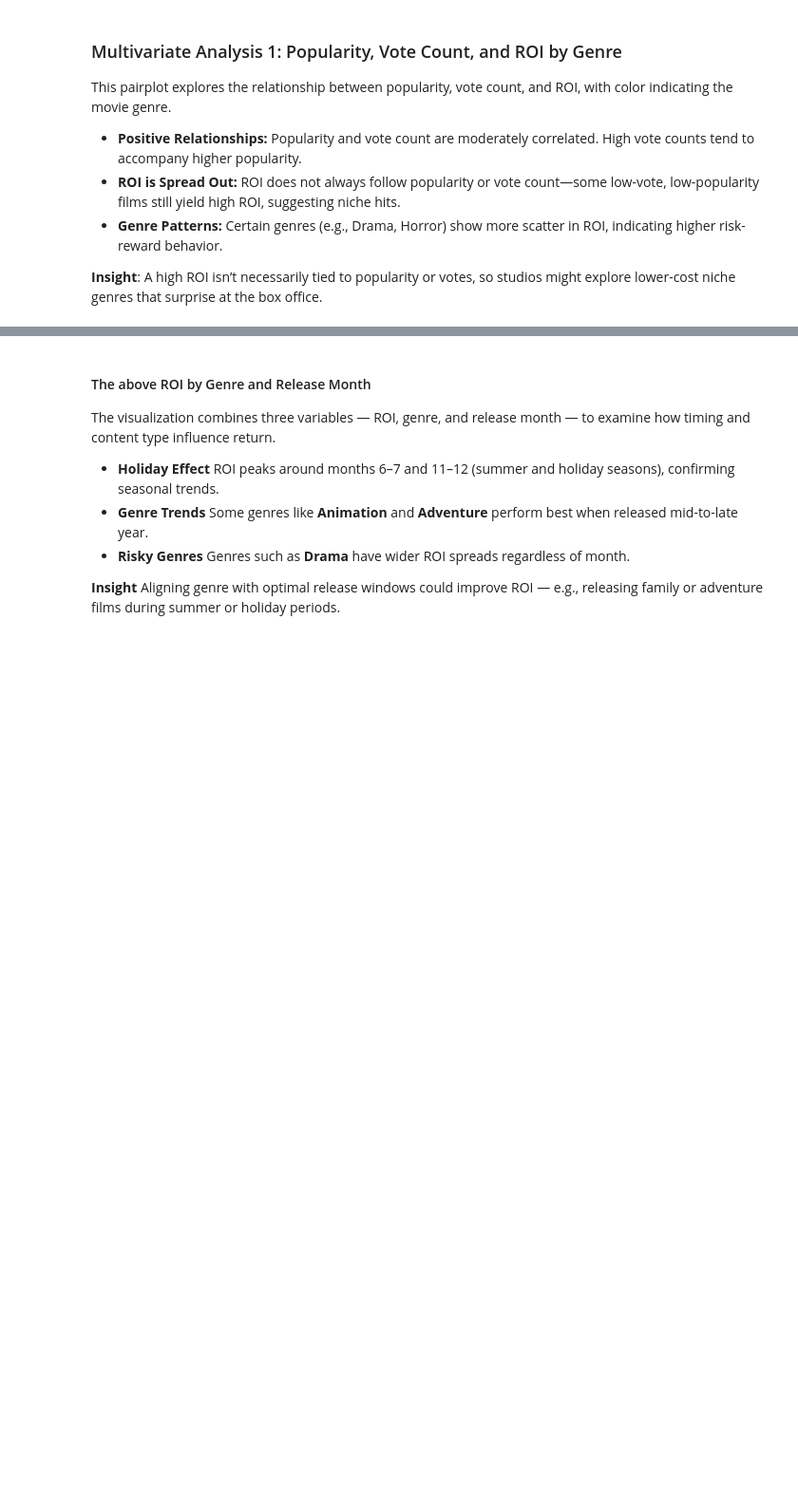
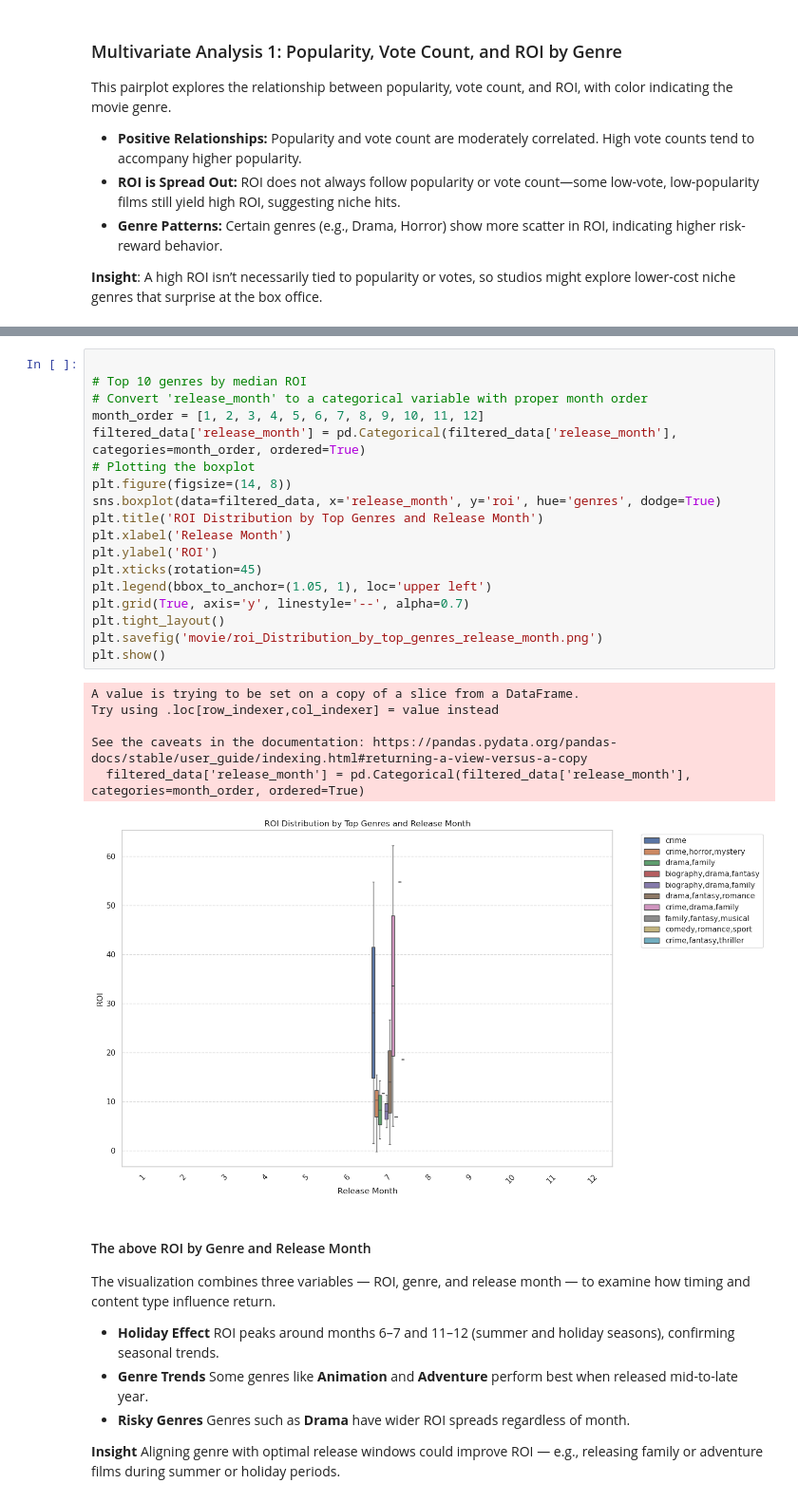
Before and after one commit to r0sh1ddy/Movie-Analysis-, a Jupyter notebook: movie-analysis.ipynb, the cells around one changed output, grey strips where cells are left out. Shown at 95% size. Saved outputs shown, nothing was run; the diff lists cells and outputs as text; blank space fills up the shorter version.

```diff
--- a/movie-analysis.ipynb
+++ b/movie-analysis.ipynb
@@ -1308,3 +1320,28 @@ plt.show()
+# %%
+
+# Top 10 genres by median ROI
+# Convert 'release_month' to a categorical variable with proper month order
+month_order = [1, 2, 3, 4, 5, 6, 7, 8, 9, 10, 11, 12]
+filtered_data['release_month'] = pd.Categorical(filtered_data['release_month'], categories=month_order, ordered=True)
+# Plotting the boxplot
+plt.figure(figsize=(14, 8))
+sns.boxplot(data=filtered_data, x='release_month', y='roi', hue='genres', dodge=True)
+plt.title('ROI Distribution by Top Genres and Release Month')
+plt.xlabel('Release Month')
+plt.ylabel('ROI')
+plt.xticks(rotation=45)
+plt.legend(bbox_to_anchor=(1.05, 1), loc='upper left')
+plt.grid(True, axis='y', linestyle='--', alpha=0.7)
+plt.tight_layout()
+plt.savefig('movie/roi_Distribution_by_top_genres_release_month.png')
+plt.show()
+# %% [output]
+A value is trying to be set on a copy of a slice from a DataFrame.
+Try using .loc[row_indexer,col_indexer] = value instead
+
+See the caveats in the documentation: https://pandas.pydata.org/pandas-docs/stable/user_guide/indexing.html#returning-a-view-versus-a-copy
+  filtered_data['release_month'] = pd.Categorical(filtered_data['release_month'], categories=month_order, ordered=True)
+[figure, added]
 # %% [markdown]
 #### The above ROI by Genre and Release Month
 
```
Also changed, not shown: parts of 30 cells of this notebook, 7 other files.
